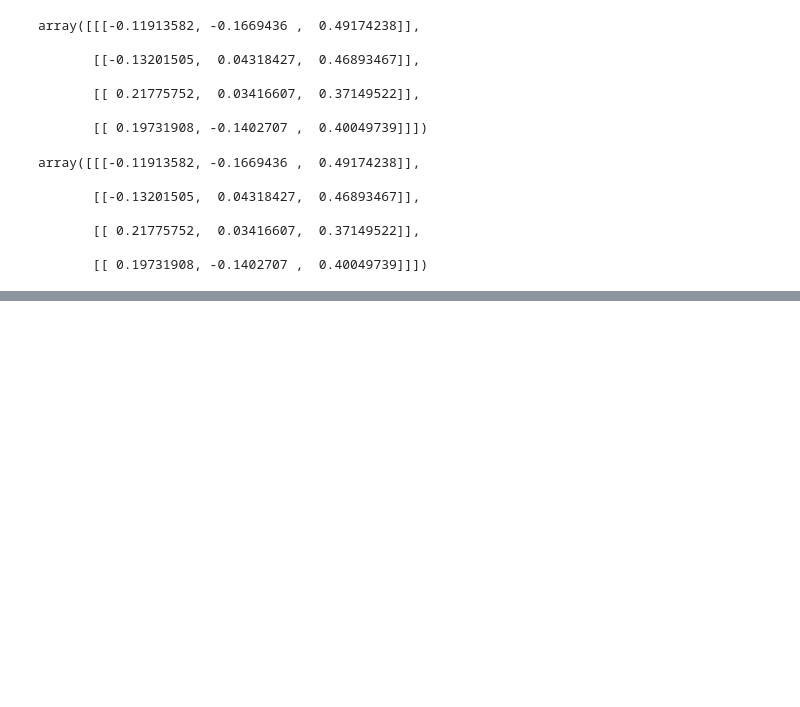
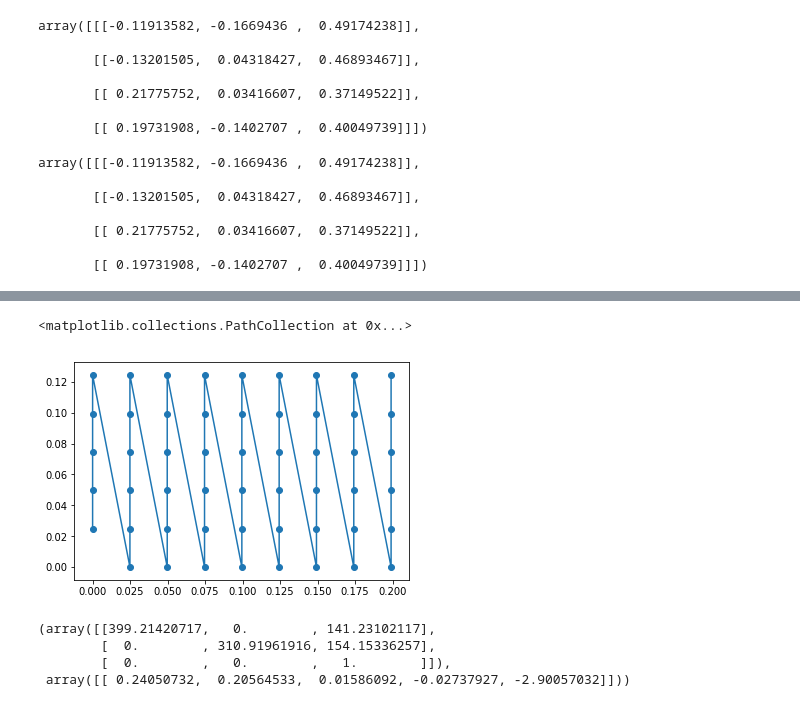
Before and after one commit to Future-Hangglider/CameraCalibrationTech, a Jupyter notebook: chessboardundistorting.ipynb, the cells around one changed output, grey strips where cells are left out. Saved outputs shown, nothing was run; the diff lists cells and outputs as text; code cells hidden in the pictures; blank space fills up the shorter version.

```diff
--- a/chessboardundistorting.ipynb
+++ b/chessboardundistorting.ipynb
@@ -245,0 +445,3 @@ array([[[-0.11913582, -0.1669436 ,  0.49174238]],
+# %%
+for i in range(24):
+    print(sum(numpy.abs(imagePoints[i].flatten() - yimagepoints[i])))
@@ -245,0 +491,21 @@ array([[[-0.11913582, -0.1669436 ,  0.49174238]],
+# %%
+chesspatternSize = (6, 9)
+chesssquareLength = 0.02488  # 24.88mm  (changes rvec and tvec, but not the other coefficients)
+chesspatternPoints = numpy.zeros((numpy.prod(chesspatternSize), 3), numpy.float32)
+chesspatternPoints[:,:2] = numpy.indices(chesspatternSize).T.reshape(-1, 2)
+chesspatternPoints *= chesssquareLength
+chesspatternPoints
+
+cn = 3;
+mSquareSize = 0.02488
+positions = [0]*chesspatternSize[1]*chesspatternSize[0]*cn
+for i in range(chesspatternSize[1]):
+    for j in range(chesspatternSize[0]):
+        positions[(i*chesspatternSize[0]*cn + j*cn + 0)] = j*mSquareSize;
+        positions[(i*chesspatternSize[0]*cn + j*cn + 1)] = i*mSquareSize;
+        positions[(i*chesspatternSize[0]*cn + j*cn + 2)] = 0;
+
+        chesspatternPoints[i*chesspatternSize[0] + j,0] = j*mSquareSize;
+        chesspatternPoints[i*chesspatternSize[0] + j,1] = i*mSquareSize;
+
+print(positions)
@@ -245,0 +550,6 @@ array([[[-0.11913582, -0.1669436 ,  0.49174238]],
+# %%
+plt.plot(chesspatternPoints[1:,1], chesspatternPoints[1:,0])
+plt.scatter(chesspatternPoints[1:,1], chesspatternPoints[1:,0])
+# %% [output]
+<matplotlib.collections.PathCollection at 0x...>
+[figure, added]
@@ -245,0 +558,17 @@ array([[[-0.11913582, -0.1669436 ,  0.49174238]],
+# %%
+import cv2, numpy
+o0 = numpy.array([ 0.0, 0.0, 0.0, 0.02488, 0.0, 0.0, 0.04976, 0.0, 0.0, 0.07464, 0.0, 0.0, 0.09952, 0.0, 0.0, 0.1244, 0.0, 0.0, 0.0, 0.02488, 0.0, 0.02488, 0.02488, 0.0, 0.04976, 0.02488, 0.0, 0.07464, 0.02488, 0.0, 0.09952, 0.02488, 0.0, 0.1244, 0.02488, 0.0, 0.0, 0.04976, 0.0, 0.02488, 0.04976, 0.0, 0.04976, 0.04976, 0.0, 0.07464, 0.04976, 0.0, 0.09952, 0.04976, 0.0, 0.1244, 0.04976, 0.0, 0.0, 0.07464, 0.0, 0.02488, 0.07464, 0.0, 0.04976, 0.07464, 0.0, 0.07464, 0.07464, 0.0, 0.09952, 0.07464, 0.0, 0.1244, 0.07464, 0.0, 0.0, 0.09952, 0.0, 0.02488, 0.09952, 0.0, 0.04976, 0.09952, 0.0, 0.07464, 0.09952, 0.0, 0.09952, 0.09952, 0.0, 0.1244, 0.09952, 0.0, 0.0, 0.1244, 0.0, 0.02488, 0.1244, 0.0, 0.04976, 0.1244, 0.0, 0.07464, 0.1244, 0.0, 0.09952, 0.1244, 0.0, 0.1244, 0.1244, 0.0, 0.0, 0.14928, 0.0, 0.02488, 0.14928, 0.0, 0.04976, 0.14928, 0.0, 0.07464, 0.14928, 0.0, 0.09952, 0.14928, 0.0, 0.1244, 0.14928, 0.0, 0.0, 0.17416, 0.0, 0.02488, 0.17416, 0.0, 0.04976, 0.17416, 0.0, 0.07464, 0.17416, 0.0, 0.09952, 0.17416, 0.0, 0.1244, 0.17416, 0.0, 0.0, 0.19904, 0.0, 0.02488, 0.19904, 0.0, 0.04976, 0.19904, 0.0, 0.07464, 0.19904, 0.0, 0.09952, 0.19904, 0.0, 0.1244, 0.19904, 0.0], numpy.float32).reshape((1, 54, 3))
+p0 = numpy.array([ 97.44383, 108.373146, 98.46186, 94.48628, 100.46707, 80.07443, 101.56462, 65.00089, 102.48305, 49.1482, 103.478195, 32.568756, 107.54574, 112.855675, 109.616394, 98.98133, 110.53303, 83.96623, 112.55558, 68.57287, 113.47039, 52.148403, 115.58185, 35.475597, 118.635414, 117.94952, 120.50808, 103.330986, 121.60727, 87.78437, 123.41671, 72.0201, 125.55855, 55.474224, 127.58483, 38.030937, 129.5049, 122.99559, 131.4372, 107.9098, 133.47797, 92.579315, 135.62253, 75.93416, 137.86455, 58.894512, 140.56345, 40.859043, 141.43896, 128.23146, 143.90683, 112.82358, 146.56523, 97.27836, 148.66951, 80.458084, 151.66293, 62.76118, 153.99619, 44.017014, 154.19055, 134.06235, 156.56827, 118.384605, 159.43663, 102.02244, 162.36086, 84.89257, 165.53775, 66.60955, 168.95926, 47.486725, 167.41125, 140.27461, 170.56291, 123.82398, 174.08044, 107.60323, 177.52766, 89.81074, 181.63875, 70.930115, 185.13379, 50.75755, 182.0321, 147.01428, 185.47801, 130.37366, 189.45248, 113.111374, 193.53194, 94.87638, 197.95552, 75.40541, 202.44414, 54.559216, 197.55641, 154.38927, 202.02359, 136.90088, 206.27602, 119.52837, 211.12724, 100.4, 216.45876, 80.20172, 221.52269, 58.75582], numpy.float32).reshape((1, 54, 2))
+p1 = numpy.array([ 97.4988, 108.000374, 98.48893, 93.941475, 100.44957, 79.85673, 101.49402, 64.36042, 102.5307, 48.536743, 103.52518, 31.992208, 107.70445, 112.71635, 109.51267, 98.36786, 110.4754, 83.42011, 112.352585, 68.112015, 113.509384, 51.505913, 115.39285, 34.49172, 118.39668, 117.30955, 120.602005, 103.055115, 121.59097, 87.775604, 123.54696, 71.658165, 125.51676, 54.823875, 127.47527, 37.42203, 129.35527, 122.356766, 131.52574, 107.51568, 133.3843, 91.942604, 135.55122, 75.70939, 137.66022, 58.247826, 140.37094, 40.23359, 141.54445, 127.93637, 143.94753, 113.04393, 146.68646, 97.04842, 148.66531, 79.905685, 151.55809, 62.10119, 153.82112, 43.36554, 154.37938, 133.80664, 156.63716, 117.92346, 159.49638, 101.77956, 162.34067, 84.31612, 165.58127, 65.8555, 169.15933, 46.50009, 167.55284, 139.87547, 170.6105, 123.738594, 174.22632, 106.99951, 177.40427, 89.10262, 181.58234, 70.259026, 185.27203, 50.243103, 182.06769, 146.55034, 185.54549, 129.87428, 189.55052, 112.79136, 193.50499, 94.25016, 198.22472, 74.66592, 202.5183, 53.691216, 197.68312, 153.75595, 202.08168, 137.00432, 206.22932, 119.11624, 211.05655, 100.04509, 216.47037, 79.54298, 221.5172, 58.085884], numpy.float32).reshape((1, 54, 2))
+p2 = numpy.array([ 97.48904, 100.44611, 98.47106, 86.45591, 99.54974, 72.30378, 100.53499, 56.929016, 101.65386, 41.640728, 102.557724, 25.290352, 107.81825, 104.43176, 109.49098, 90.44599, 110.5327, 76.02828, 111.55161, 60.60218, 112.94314, 44.4799, 114.37953, 28.020144, 118.474815, 109.38988, 120.19505, 94.71491, 121.51003, 80.056206, 123.07966, 63.96517, 124.49311, 47.94152, 126.625305, 30.525383, 129.9228, 114.52307, 131.60886, 99.81341, 133.582, 84.456566, 135.49507, 68.180275, 137.44792, 51.017212, 139.56378, 33.399357, 141.83157, 119.31276, 143.92198, 104.80171, 146.27406, 89.09887, 148.66164, 72.47215, 150.5654, 55.311134, 153.72119, 36.000515, 154.24828, 124.8671, 156.94426, 109.84813, 159.93776, 94.011086, 162.63484, 76.73869, 166.01654, 59.015446, 169.15302, 39.167915, 167.88152, 131.0044, 171.19449, 115.57772, 173.98767, 99.184906, 178.01141, 81.42572, 181.36763, 62.945023, 184.82822, 42.65122, 181.92474, 137.4811, 186.0802, 121.29608, 190.1142, 104.814926, 194.08556, 86.39478, 197.99724, 66.93754, 203.01527, 46.54242, 198.10825, 144.46707, 201.79533, 127.75413, 206.50388, 110.7592, 212.34677, 92.09586, 216.97697, 71.79432, 221.56247, 50.35586], numpy.float32).reshape((1, 54, 2))
+p3 = numpy.array([ 98.526535, 95.51386, 99.2592, 81.289665, 100.392715, 66.76053, 100.629036, 50.845253, 101.53185, 34.721607, 102.48229, 17.481485, 108.470985, 100.020584, 109.57638, 85.688736, 110.506294, 70.49444, 111.55022, 54.47817, 112.76428, 37.67954, 114.53669, 20.416416, 119.38706, 105.07549, 120.43724, 90.092316, 121.60431, 74.8284, 123.50942, 58.262707, 124.50298, 40.900913, 126.52291, 22.5891, 130.47444, 110.19335, 132.37651, 95.0906, 133.4672, 79.04132, 135.38934, 62.188053, 137.48634, 44.424065, 139.46556, 25.529797, 142.44081, 115.62319, 144.49362, 100.258064, 146.48553, 84.04811, 148.63399, 66.72336, 151.41402, 48.26808, 153.4499, 28.53887, 154.28741, 121.086235, 157.6247, 105.745415, 160.06593, 89.01007, 162.64407, 71.152176, 165.90895, 52.142727, 169.37326, 32.156677, 168.21848, 127.66803, 171.48598, 111.480705, 174.51581, 94.48031, 178.08675, 76.01945, 181.54507, 56.38967, 185.5342, 35.44959, 182.43883, 134.16444, 186.54045, 117.76298, 190.23425, 100.181145, 194.5358, 81.39912, 198.98409, 61.028576, 203.43906, 39.535294, 198.4644, 141.70436, 202.80031, 124.54973, 207.23126, 106.609924, 212.38048, 87.04141, 217.59236, 66.02735, 222.99812, 43.666435], numpy.float32).reshape((1, 54, 2))
+imagePoints = [p0,p1,p2,p3]
+objectPoints = [o0,o0,o0,o0]
+imageSize=(320,240)
+retval, cameraMatrix, distCoeffs, rvecs, tvecs = cv2.calibrateCamera(objectPoints, imagePoints, imageSize, None, None)
+cameraMatrix, distCoeffs
+# %% [output]
+(array([[399.21420717,   0.        , 141.23102117],
+        [  0.        , 310.91961916, 154.15336257],
+        [  0.        ,   0.        ,   1.        ]]),
+ array([[ 0.24050732,  0.20564533,  0.01586092, -0.02737927, -2.90057032]]))
```
Also changed, not shown: parts of 32 cells of this notebook, 2 other files.
